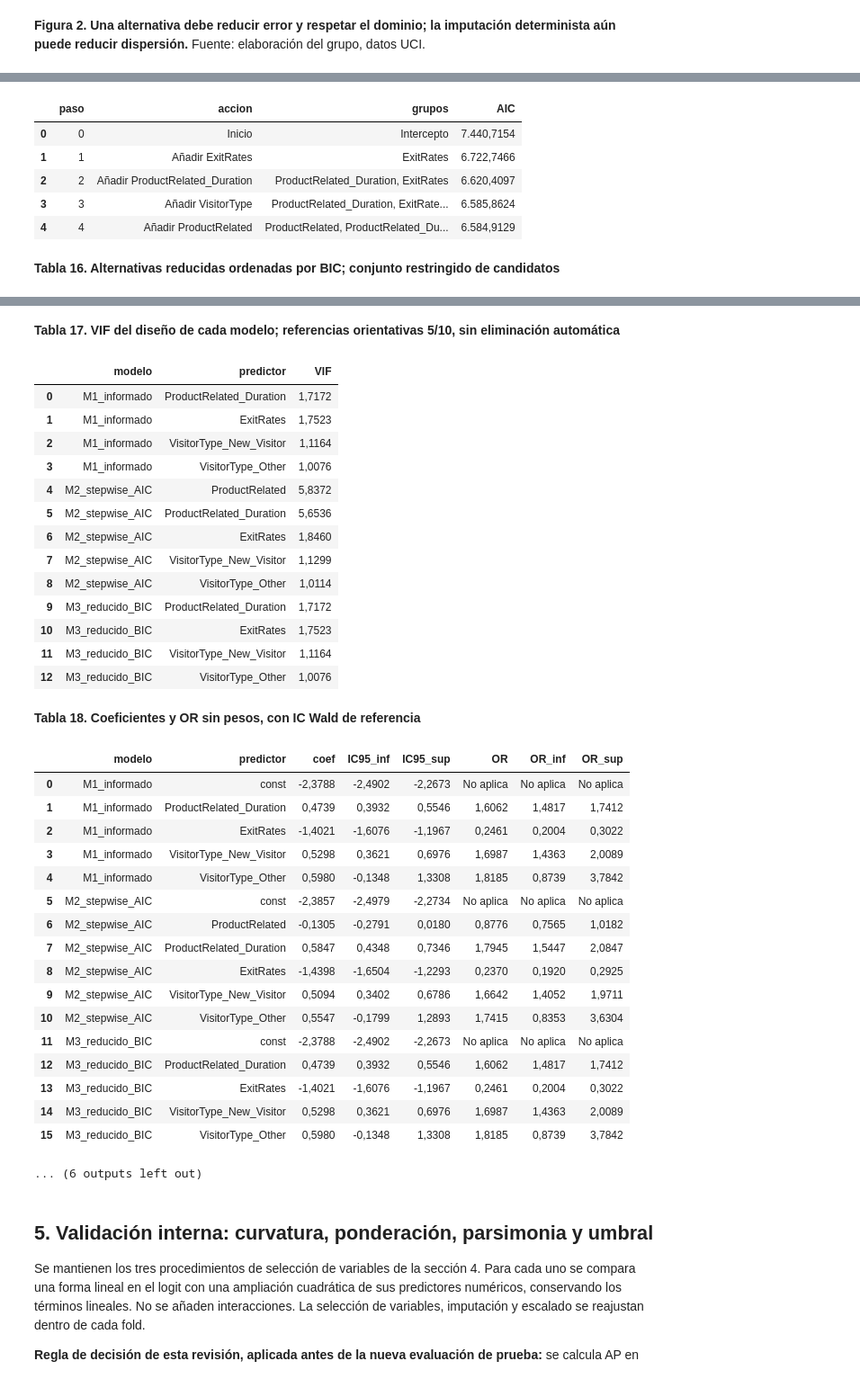
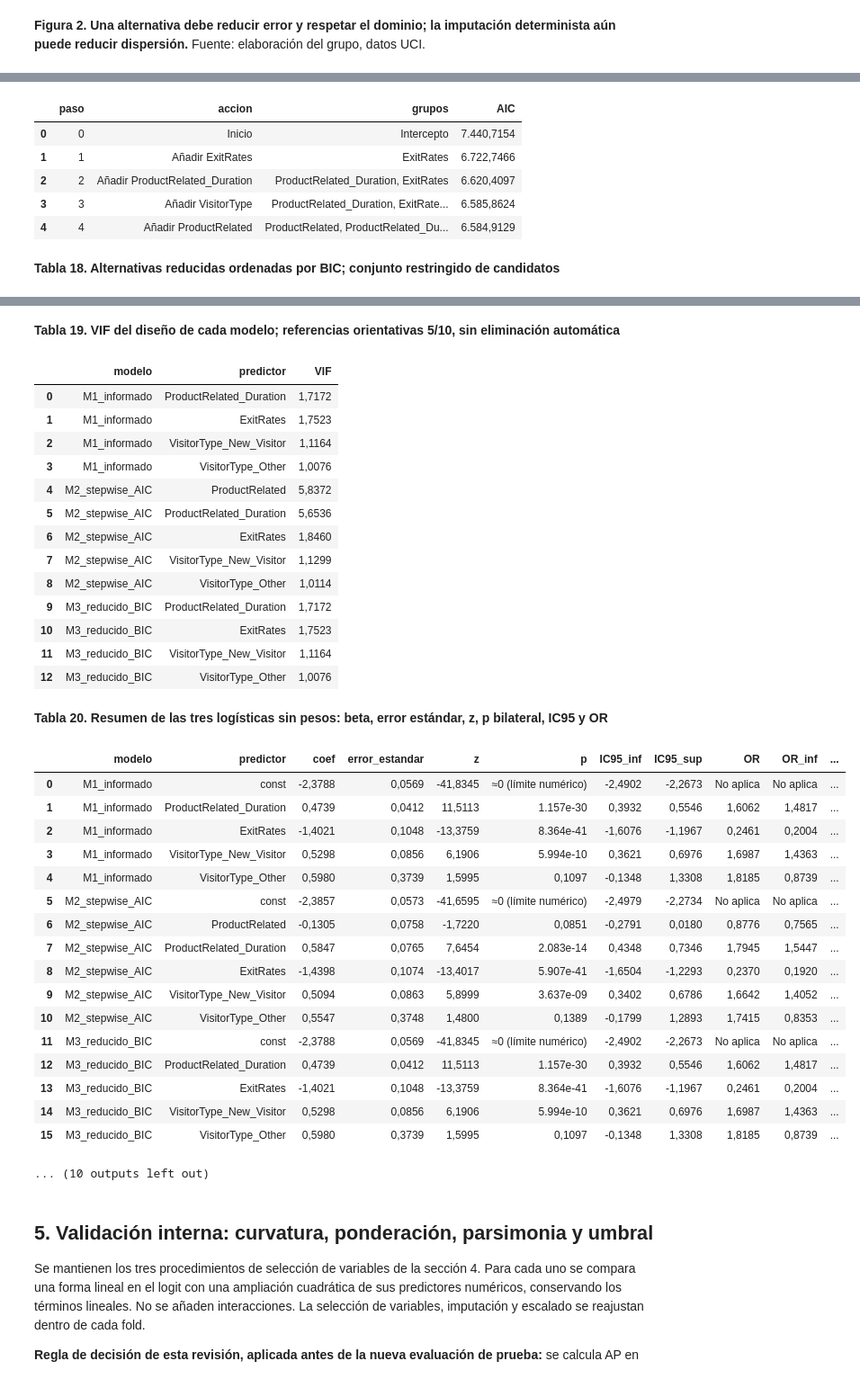
Before and after one commit to RenzoVilchez02/proyectoGrupo2, a Jupyter notebook: S3/Modelamiento_Integrado.ipynb, the cells around one changed output, grey strips where cells are left out. Shown at 90% size. Cells and saved outputs as stored; diff of their text form; code cells hidden in the pictures.

Commit message:
Explicita respuesta docente de Formativa 2 en S3

```diff
--- a/S3/Modelamiento_Integrado.ipynb
+++ b/S3/Modelamiento_Integrado.ipynb
@@ -619,11 +702,13 @@ AJUSTES={t:ajustar(YA,diseno(XA,ESCALA,gs)) for t,gs in SELECCIONES.items()}
 vif_modelos=[];resumen_modelos=[];coef_todos=[]
 for t,gs in SELECCIONES.items():
  z=diseno(XA,ESCALA,gs);f=AJUSTES[t]
- resumen_modelos.append({'modelo':t,'grupos':', '.join(gs),'parametros_incl_const':len(f.params),
+ resumen_modelos.append({'modelo':t,'grupos':', '.join(gs),'parametros_incl_const':len(f.params),'n_train':len(z),'compras_train':int(YA.sum()),
+    'log_verosimilitud':float(f.llf),'deviance':float(f.deviance),
+    'convergio':bool(f.converged),'iteraciones':int(f.fit_history['iteration']),
     'AIC_sin_pesos':float(f.aic),'BIC_sin_pesos':float(-2*f.llf+np.log(len(z))*len(f.params))})
  for k in range(1,z.shape[1]):vif_modelos.append({'modelo':t,'predictor':z.columns[k],'VIF':variance_inflation_factor(z.to_numpy(),k)})
  lo,hi,se,cov=ic_wald(f,z,YA)
- for j,c in enumerate(z.columns):coef_todos.append({'modelo':t,'predictor':c,'coef':f.params.iloc[j],
+ for j,c in enumerate(z.columns):coef_todos.append({'modelo':t,'predictor':c,'coef':f.params.iloc[j],'error_estandar':se[j],'z':float(f.params.iloc[j]/se[j]),'p':float(f.pvalues.iloc[j]),
     'IC95_inf':lo[j],'IC95_sup':hi[j],'OR':np.exp(f.params.iloc[j]) if c!='const' else np.nan,'OR_inf':np.exp(lo[j]) if c!='const' else np.nan,'OR_sup':np.exp(hi[j]) if c!='const' else np.nan})
 tabla_modelos=pd.DataFrame(resumen_modelos);tabla_vif=pd.DataFrame(vif_modelos);tabla_coef_modelos=pd.DataFrame(coef_todos)
 tabla(tabla_modelos,'Tres criterios de construcción sobre entrenamiento e imputación elegida')
@@ -631,7 +716,7 @@ tabla(pd.DataFrame(TRAZAS['M2_stepwise_AIC']),'Trayectoria stepwise AIC por bloq
 tabla(pd.DataFrame(TRAZAS['M3_reducido_BIC']).head(8).assign(grupos=lambda d:d.grupos.map(', '.join)),
  'Alternativas reducidas ordenadas por BIC; conjunto restringido de candidatos')
 tabla(tabla_vif,'VIF del diseño de cada modelo; referencias orientativas 5/10, sin eliminación automática')
-tabla(tabla_coef_modelos,'Coeficientes y OR sin pesos, con IC Wald de referencia')
+tabla(tabla_coef_modelos,'Resumen de las tres logísticas sin pesos: beta, error estándar, z, p bilateral, IC95 y OR')
 display(Markdown('**Unidades:** los OR numéricos corresponden a 1 DE de entrenamiento de '+
  'log1p(páginas), log1p(minutos), rebote o salida en pp, según variable. '+
  'Los indicadores comparan con Returning_Visitor. OR no es cambio directo de probabilidad; '+
@@ -655,4 +740,22 @@ if SELECCIONES['M1_informado']==SELECCIONES['M3_reducido_BIC']:
 
 display(Markdown('**Intercepto:** se conserva su coeficiente, pero no se presenta exp(intercepto) como OR. '
  'Esa exponencial representa odds basales para el perfil de referencia.'))
+
+display(Markdown('**Valores p e IC:** los p bilaterales contrastan beta=0 con la aproximación normal '
+ 'del ajuste GLM sin pesos; se informa error estándar y z junto a IC95. Tras stepwise y comparación '
+ 'de modelos, son inferencias condicionadas y exploratorias, no p corregidos por selección o '
+ 'multiplicidad. No prueban causalidad, relevancia económica ni superioridad predictiva. '
+ 'Estos valores p no corresponden al L2 del grid search.'))
+filas_respuesta_vif=[]
+for nombre in TIPOS:
+ tasas=[g for g in SELECCIONES[nombre] if g in ['BounceRates','ExitRates']]
+ filas_respuesta_vif.append({'modelo':nombre,'tasas_retenidas':', '.join(tasas),
+  'retiene_ambas_tasas':len(tasas)==2,'VIF_max':float(tabla_vif.loc[tabla_vif.modelo==nombre,'VIF'].max())})
+tabla_respuesta_vif=pd.DataFrame(filas_respuesta_vif)
+tabla(tabla_respuesta_vif,'Respuesta al profesor: tasas que retiene cada clasificador y su VIF máximo')
+display(Markdown('**Sobre 1,63 y 8,56:** son diagnósticos del diseño evaluado en Formativa 2. '
+ 'En S3 se recalculan con los casos y transformaciones actuales; cambiar la imputación puede '
+ 'modificar el VIF. Se conservan los números reales de cada diseño. La selección de variables '
+ 'usa entrenamiento, no el VIF de prueba ni sus métricas. La auditoría separada del imputador '
+ 'está en 3.1; no se afirma que la redundancia haya desaparecido en todos los modelos.'))
 # %% [output]
@@ -673,53 +776,53 @@ display(Markdown('**Intercepto:** se conserva su coeficiente, pero no se present
 |  | paso | accion | grupos | AIC |
 | 0 | 0 | Inicio | Intercepto | 7.440,7154 |
 | 1 | 1 | Añadir ExitRates | ExitRates | 6.722,7466 |
 | 2 | 2 | Añadir ProductRelated_Duration | ProductRelated_Duration, ExitRates | 6.620,4097 |
 | 3 | 3 | Añadir VisitorType | ProductRelated_Duration, ExitRate... | 6.585,8624 |
 | 4 | 4 | Añadir ProductRelated | ProductRelated, ProductRelated_Du... | 6.584,9129 |
-**Tabla 16. Alternativas reducidas ordenadas por BIC; conjunto restringido de candidatos**
+**Tabla 18. Alternativas reducidas ordenadas por BIC; conjunto restringido de candidatos**
 |  | grupos | BIC | k_grupos |
 | 0 | ProductRelated_Duration, ExitRate... | 6.621,1780 | 3 |
 | 1 | ProductRelated_Duration, ExitRates | 6.641,5990 | 2 |
 | 2 | ProductRelated, ProductRelated_Du... | 6.644,1068 | 3 |
 | 3 | ProductRelated_Duration, BounceRa... | 6.649,8495 | 3 |
 | 4 | ProductRelated, ExitRates, Visito... | 6.676,2434 | 3 |
 | 5 | ProductRelated, ExitRates | 6.688,6245 | 2 |
 | 6 | ProductRelated, BounceRates, Exit... | 6.697,0958 | 3 |
 | 7 | ProductRelated_Duration, BounceRa... | 6.734,6567 | 3 |
-**Tabla 17. VIF del diseño de cada modelo; referencias orientativas 5/10, sin eliminación automática**
+**Tabla 19. VIF del diseño de cada modelo; referencias orientativas 5/10, sin eliminación automática**
 |  | modelo | predictor | VIF |
 | 0 | M1_informado | ProductRelated_Duration | 1,7172 |
 | 1 | M1_informado | ExitRates | 1,7523 |
 | 2 | M1_informado | VisitorType_New_Visitor | 1,1164 |
 | 3 | M1_informado | VisitorType_Other | 1,0076 |
 | 4 | M2_stepwise_AIC | ProductRelated | 5,8372 |
 | 5 | M2_stepwise_AIC | ProductRelated_Duration | 5,6536 |
 | 6 | M2_stepwise_AIC | ExitRates | 1,8460 |
 | 7 | M2_stepwise_AIC | VisitorType_New_Visitor | 1,1299 |
 | 8 | M2_stepwise_AIC | VisitorType_Other | 1,0114 |
 | 9 | M3_reducido_BIC | ProductRelated_Duration | 1,7172 |
 | 10 | M3_reducido_BIC | ExitRates | 1,7523 |
 | 11 | M3_reducido_BIC | VisitorType_New_Visitor | 1,1164 |
 | 12 | M3_reducido_BIC | VisitorType_Other | 1,0076 |
-**Tabla 18. Coeficientes y OR sin pesos, con IC Wald de referencia**
+**Tabla 20. Resumen de las tres logísticas sin pesos: beta, error estándar, z, p bilateral, IC95 y OR**
-|  | modelo | predictor | coef | IC95_inf | IC95_sup | OR | OR_inf | OR_sup |
-| 0 | M1_informado | const | -2,3788 | -2,4902 | -2,2673 | No aplica | No aplica | No aplica |
-| 1 | M1_informado | ProductRelated_Duration | 0,4739 | 0,3932 | 0,5546 | 1,6062 | 1,4817 | 1,7412 |
-| 2 | M1_informado | ExitRates | -1,4021 | -1,6076 | -1,1967 | 0,2461 | 0,2004 | 0,3022 |
-| 3 | M1_informado | VisitorType_New_Visitor | 0,5298 | 0,3621 | 0,6976 | 1,6987 | 1,4363 | 2,0089 |
-| 4 | M1_informado | VisitorType_Other | 0,5980 | -0,1348 | 1,3308 | 1,8185 | 0,8739 | 3,7842 |
-| 5 | M2_stepwise_AIC | const | -2,3857 | -2,4979 | -2,2734 | No aplica | No aplica | No aplica |
-| 6 | M2_stepwise_AIC | ProductRelated | -0,1305 | -0,2791 | 0,0180 | 0,8776 | 0,7565 | 1,0182 |
-| 7 | M2_stepwise_AIC | ProductRelated_Duration | 0,5847 | 0,4348 | 0,7346 | 1,7945 | 1,5447 | 2,0847 |
-| 8 | M2_stepwise_AIC | ExitRates | -1,4398 | -1,6504 | -1,2293 | 0,2370 | 0,1920 | 0,2925 |
-| 9 | M2_stepwise_AIC | VisitorType_New_Visitor | 0,5094 | 0,3402 | 0,6786 | 1,6642 | 1,4052 | 1,9711 |
-| 10 | M2_stepwise_AIC | VisitorType_Other | 0,5547 | -0,1799 | 1,2893 | 1,7415 | 0,8353 | 3,6304 |
-| 11 | M3_reducido_BIC | const | -2,3788 | -2,4902 | -2,2673 | No aplica | No aplica | No aplica |
-| 12 | M3_reducido_BIC | ProductRelated_Duration | 0,4739 | 0,3932 | 0,5546 | 1,6062 | 1,4817 | 1,7412 |
-| 13 | M3_reducido_BIC | ExitRates | -1,4021 | -1,6076 | -1,1967 | 0,2461 | 0,2004 | 0,3022 |
-| 14 | M3_reducido_BIC | VisitorType_New_Visitor | 0,5298 | 0,3621 | 0,6976 | 1,6987 | 1,4363 | 2,0089 |
-| 15 | M3_reducido_BIC | VisitorType_Other | 0,5980 | -0,1348 | 1,3308 | 1,8185 | 0,8739 | 3,7842 |
+|  | modelo | predictor | coef | error_estandar | z | p | IC95_inf | IC95_sup | OR | OR_inf | ... |
+| 0 | M1_informado | const | -2,3788 | 0,0569 | -41,8345 | ≈0 (límite numérico) | -2,4902 | -2,2673 | No aplica | No aplica | ... |
+| 1 | M1_informado | ProductRelated_Duration | 0,4739 | 0,0412 | 11,5113 | 1.157e-30 | 0,3932 | 0,5546 | 1,6062 | 1,4817 | ... |
+| 2 | M1_informado | ExitRates | -1,4021 | 0,1048 | -13,3759 | 8.364e-41 | -1,6076 | -1,1967 | 0,2461 | 0,2004 | ... |
+| 3 | M1_informado | VisitorType_New_Visitor | 0,5298 | 0,0856 | 6,1906 | 5.994e-10 | 0,3621 | 0,6976 | 1,6987 | 1,4363 | ... |
+| 4 | M1_informado | VisitorType_Other | 0,5980 | 0,3739 | 1,5995 | 0,1097 | -0,1348 | 1,3308 | 1,8185 | 0,8739 | ... |
+| 5 | M2_stepwise_AIC | const | -2,3857 | 0,0573 | -41,6595 | ≈0 (límite numérico) | -2,4979 | -2,2734 | No aplica | No aplica | ... |
+| 6 | M2_stepwise_AIC | ProductRelated | -0,1305 | 0,0758 | -1,7220 | 0,0851 | -0,2791 | 0,0180 | 0,8776 | 0,7565 | ... |
+| 7 | M2_stepwise_AIC | ProductRelated_Duration | 0,5847 | 0,0765 | 7,6454 | 2.083e-14 | 0,4348 | 0,7346 | 1,7945 | 1,5447 | ... |
+| 8 | M2_stepwise_AIC | ExitRates | -1,4398 | 0,1074 | -13,4017 | 5.907e-41 | -1,6504 | -1,2293 | 0,2370 | 0,1920 | ... |
+| 9 | M2_stepwise_AIC | VisitorType_New_Visitor | 0,5094 | 0,0863 | 5,8999 | 3.637e-09 | 0,3402 | 0,6786 | 1,6642 | 1,4052 | ... |
+| 10 | M2_stepwise_AIC | VisitorType_Other | 0,5547 | 0,3748 | 1,4800 | 0,1389 | -0,1799 | 1,2893 | 1,7415 | 0,8353 | ... |
+| 11 | M3_reducido_BIC | const | -2,3788 | 0,0569 | -41,8345 | ≈0 (límite numérico) | -2,4902 | -2,2673 | No aplica | No aplica | ... |
+| 12 | M3_reducido_BIC | ProductRelated_Duration | 0,4739 | 0,0412 | 11,5113 | 1.157e-30 | 0,3932 | 0,5546 | 1,6062 | 1,4817 | ... |
+| 13 | M3_reducido_BIC | ExitRates | -1,4021 | 0,1048 | -13,3759 | 8.364e-41 | -1,6076 | -1,1967 | 0,2461 | 0,2004 | ... |
+| 14 | M3_reducido_BIC | VisitorType_New_Visitor | 0,5298 | 0,0856 | 6,1906 | 5.994e-10 | 0,3621 | 0,6976 | 1,6987 | 1,4363 | ... |
+| 15 | M3_reducido_BIC | VisitorType_Other | 0,5980 | 0,3739 | 1,5995 | 0,1097 | -0,1348 | 1,3308 | 1,8185 | 0,8739 | ... |
-... (6 outputs left out)
+... (10 outputs left out)
 # %% [markdown]
 ## 5. Validación interna: curvatura, ponderación, parsimonia y umbral
 
```
Also changed, not shown: parts of 19 cells of this notebook, 2 other files.
